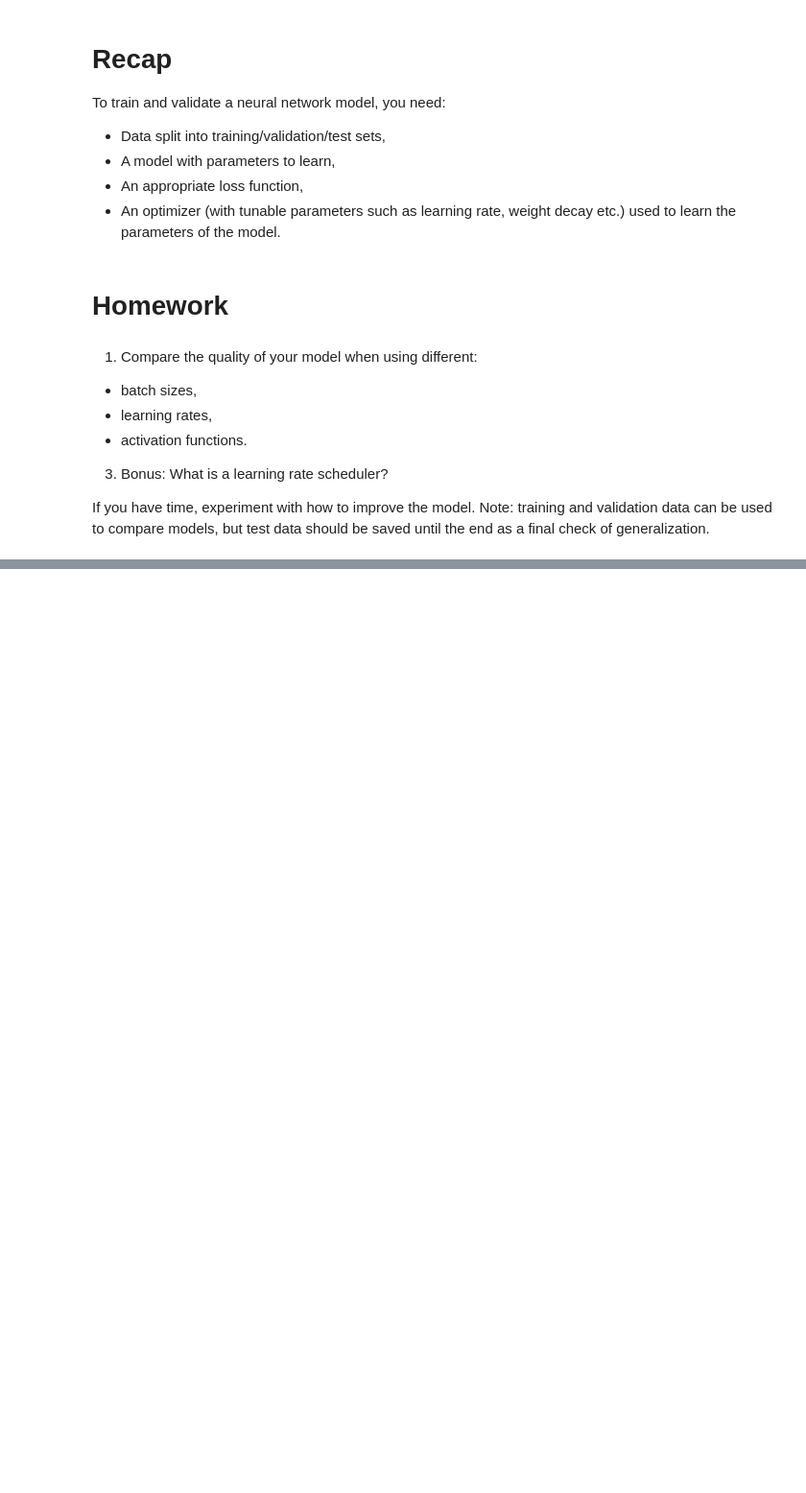
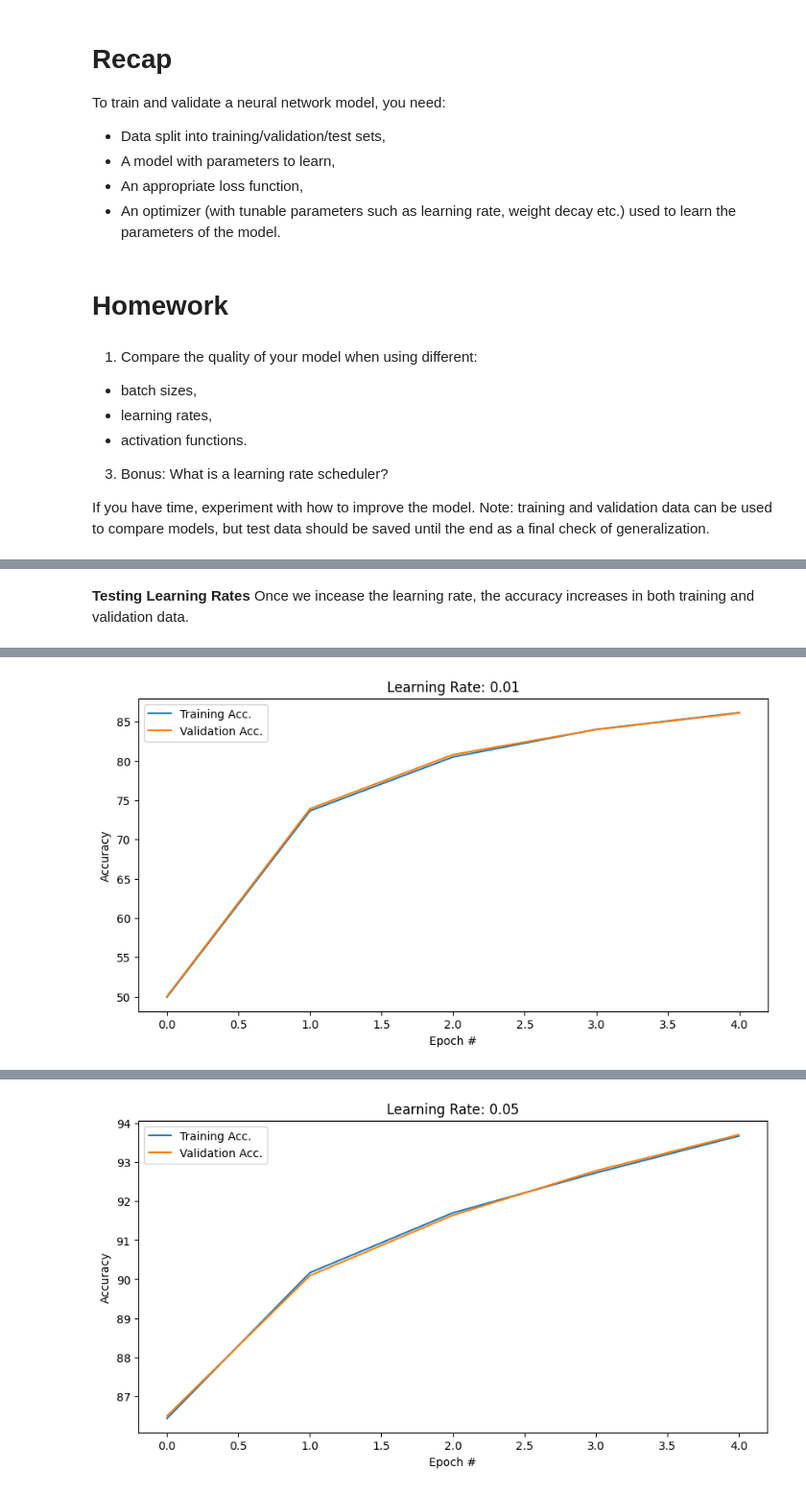
Before and after one commit to elvansahin/alcf-ml-homeworks, a Jupyter notebook: Copy_of_01_introduction_mnist.ipynb, the cells around one changed output, grey strips where cells are left out. Shown: that part at 96% size. Cells and saved outputs as stored; diff of their text form; code cells hidden in the pictures; blank space fills up the shorter version.

```diff
--- a/Copy_of_01_introduction_mnist.ipynb
+++ b/Copy_of_01_introduction_mnist.ipynb
@@ -462,0 +563,56 @@ If you have time, experiment with how to improve the model. Note: training and v
+# %% [markdown]
+**Testing Learning Rates**
+Once we incease the learning rate, the accuracy increases in both training and validation data.
+# %%
+# Hyperparameters (constant batch size and activation function)
+batch_size = 128
+activation_function = nn.ReLU()
+
+# Different learning rates to test
+learning_rates = [0.01, 0.05, 0.1, 0.5]
+epochs = 5
+
+for lr in learning_rates:
+    # Initialize dataloaders for the current batch size
+    train_dataloader = torch.utils.data.DataLoader(training_data, batch_size=batch_size)
+    val_dataloader = torch.utils.data.DataLoader(validation_data, batch_size=batch_size)
+
+    # Model, loss function, and optimizer with the current learning rate
+    nonlinear_model = nn.Sequential(
+        nn.Flatten(),
+        nn.Linear(28 * 28, 50),
+        activation_function,
+        nn.Dropout(0.2),
+        nn.Linear(50, 50),
+        activation_function,
+        nn.Linear(50, 10)
+    )
+    loss_fn = nn.CrossEntropyLoss()
+    optimizer = torch.optim.SGD(nonlinear_model.parameters(), lr=lr)
+
+    train_acc_all, val_acc_all = [], []
+
+    # Training loop
+    for j in range(epochs):
+        train_one_epoch(train_dataloader, nonlinear_model, loss_fn, optimizer)
+
+        # Training evaluation
+        acc, loss = evaluate(train_dataloader, nonlinear_model, loss_fn)
+        train_acc_all.append(acc)
+        print(f"Learning Rate {lr}, Epoch {j}: training loss: {loss}, accuracy: {acc}")
+
+        # Validation evaluation
+        val_acc, val_loss = evaluate(val_dataloader, nonlinear_model, loss_fn)
+        val_acc_all.append(val_acc)
+        print(f"Learning Rate {lr}, Epoch {j}: val. loss: {val_loss}, val. accuracy: {val_acc}")
+
+    # Plotting results
+    plt.figure(figsize=(10, 5))
+    plt.plot(range(epochs), train_acc_all, label='Training Acc.')
+    plt.plot(range(epochs), val_acc_all, label='Validation Acc.')
+    plt.title(f'Learning Rate: {lr}')
+    plt.xlabel('Epoch #')
+    plt.ylabel('Accuracy')
+    plt.legend()
+    plt.show()
+# %% [output]
@@ -462,0 +629 @@ If you have time, experiment with how to improve the model. Note: training and v
+[figure, added]
@@ -462,0 +640 @@ If you have time, experiment with how to improve the model. Note: training and v
+[figure, added]
```
Also changed, not shown: parts of 13 cells of this notebook.
